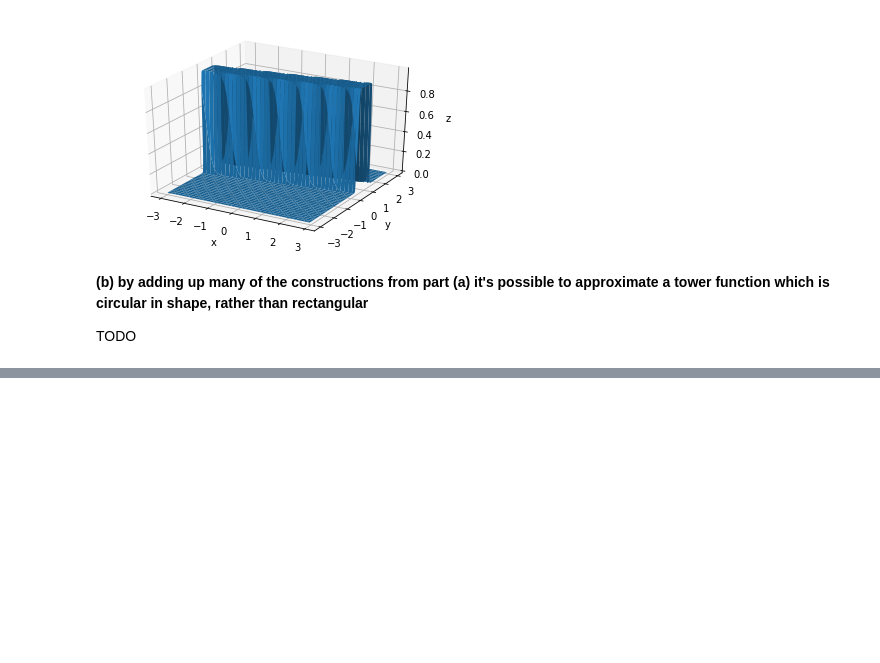
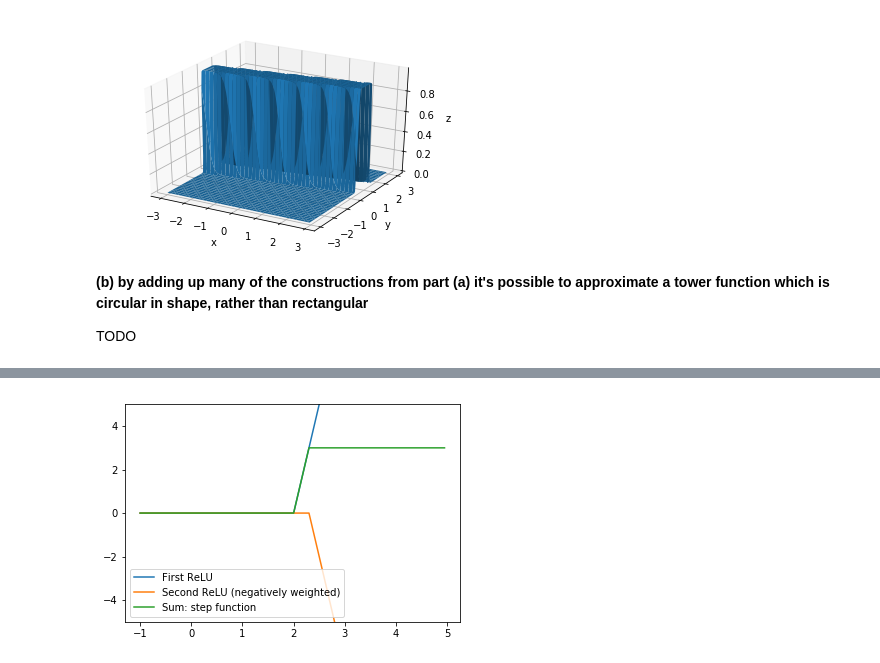
Before and after one commit to nndl-solutions/NNDL-solutions, a Jupyter notebook: notebooks/chap-4-a-visual-proof-that-neural-nets-can-compute-any-function.ipynb, the cells around one changed output, grey strips where cells are left out. Drawn from its saved outputs; the diff is of its cells as text; code cells hidden in the pictures; blank space fills up the shorter version.

```diff
--- a/notebooks/chap-4-a-visual-proof-that-neural-nets-can-compute-any-function.ipynb
+++ b/notebooks/chap-4-a-visual-proof-that-neural-nets-can-compute-any-function.ipynb
@@ -140,0 +167,37 @@ TODO
+# %%
+import numpy as np
+import matplotlib.pyplot as plt
+import math
+
+def step(w1, s, h, x):
+    return first_relu(w1, s, h, x) - second_relu(w1, s, h, x)
+
+def first_relu(w1, s, h, x):
+    b1 = - w1 * s
+    return relu(w1 * x + b1)
+
+def second_relu(w1, s, h, x):
+    w2 = w1
+    b2 = - w1 * s - h
+    return relu(w2 * x + b2)
+
+def relu(x):
+    return max(x, 0)
+
+w1 = 10  # any large value
+s = 2  # absciss of the beginning of the step
+h = 3  # height of the step
+
+X = np.arange(-1.0, 5.0, 0.05)
+Y1 = np.array([first_relu(w1, s, h, x) for x in X])
+Y2 = np.array([- second_relu(w1, s, h, x) for x in X])
+Y = np.array([step(w1, s, h, x) for x in X])
+
+plt.ylim(bottom=-5, top=5)
+plt.plot(X, Y1, label="First ReLU")
+plt.plot(X, Y2, label="Second ReLU (negatively weighted)")
+plt.plot(X, Y, label="Sum: step function")
+plt.legend()
+plt.show()
+# %% [output]
+[figure, added]
```
Also changed, not shown: parts of 4 cells of this notebook, 1 other file.
